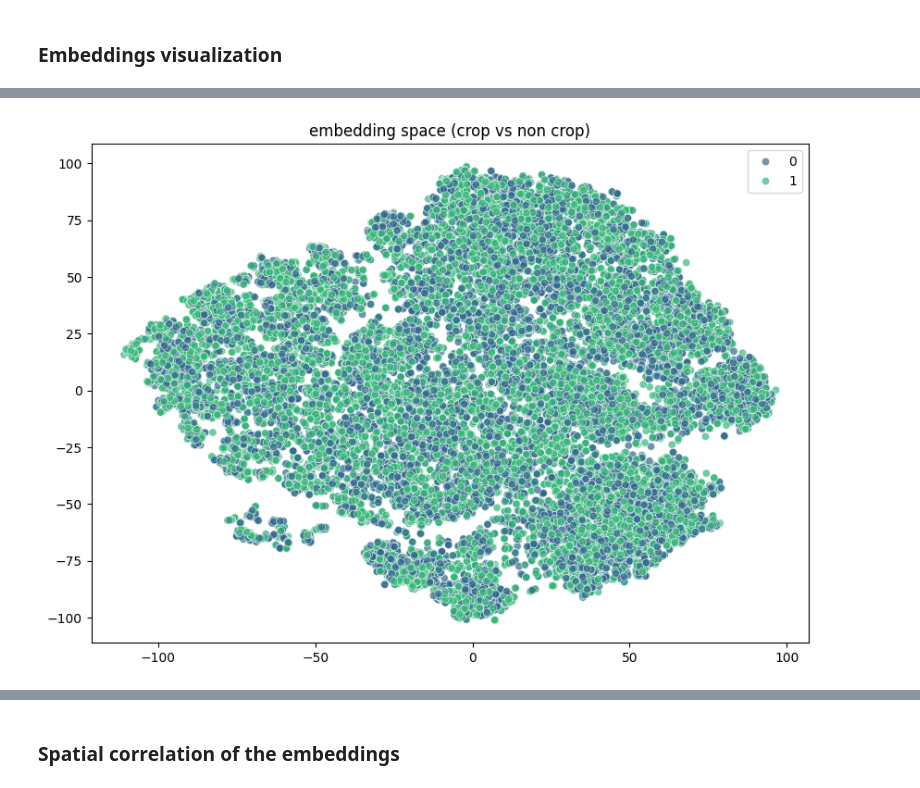
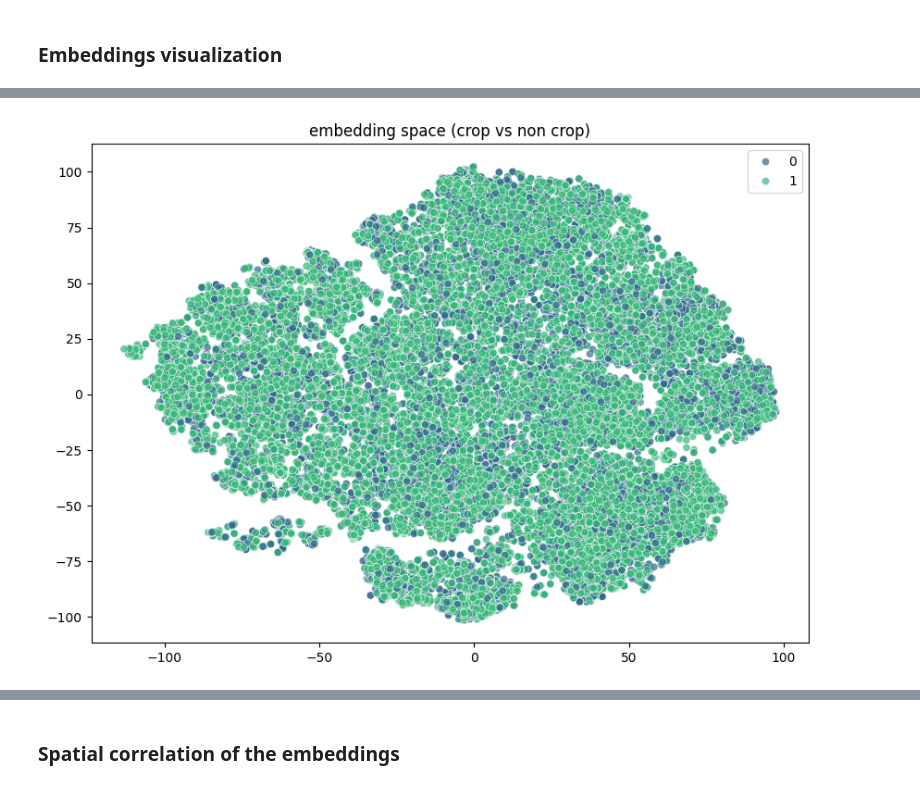
Before and after one commit to beatrizbsperes/embeddings_in_TorchGeo, a Jupyter notebook: embeddings.ipynb, the cells around one changed output, grey strips where cells are left out. Drawn from its saved outputs; the diff is of its cells as text; code cells hidden in the pictures.

```diff
--- a/embeddings.ipynb
+++ b/embeddings.ipynb
@@ -412,8 +422,8 @@ Files saved successfully!
 ### Sanity check
 # %%
 # load the embeddings in case you dont want to run the model again
-x = np.load(f'{OUTPUT_FOLDER}x_dofa-{WEIGHTS}.npy')
-y = np.load(f'{OUTPUT_FOLDER}y_dofa-{WEIGHTS}.npy')
+x = np.load(f'{OUTPUT_FOLDER}x-{DATASET_NAME}-{WEIGHTS}.npy')
+y = np.load(f'{OUTPUT_FOLDER}y-{DATASET_NAME}-{WEIGHTS}.npy')
 
 print("Files loaded successfully!")
 # %% [output]
@@ -532,13 +618,13 @@ weighted avg       0.53      0.55      0.52      7174
 # %%
 from sklearn.manifold import TSNE
 import seaborn as sns
 
 tsne = TSNE(n_components=2, random_state=RANDOM_STATE)
-x_2d = tsne.fit_transform(x_train)
+x_tsne = tsne.fit_transform(x)
 
 plt.figure(figsize=(10, 7))
-sns.scatterplot(x=x_2d[:,0], y=x_2d[:,1], hue=y_train, palette='viridis', alpha=0.7)
+sns.scatterplot(x=x_tsne[:,0], y=x_tsne[:,1], hue=y, palette='viridis', alpha=0.7)
 plt.title("embedding space (crop vs non crop)")
 plt.show()
 # %% [output]
-[figure, old version]
+[figure, new version]
```
Also changed, not shown: parts of 18 cells of this notebook.
